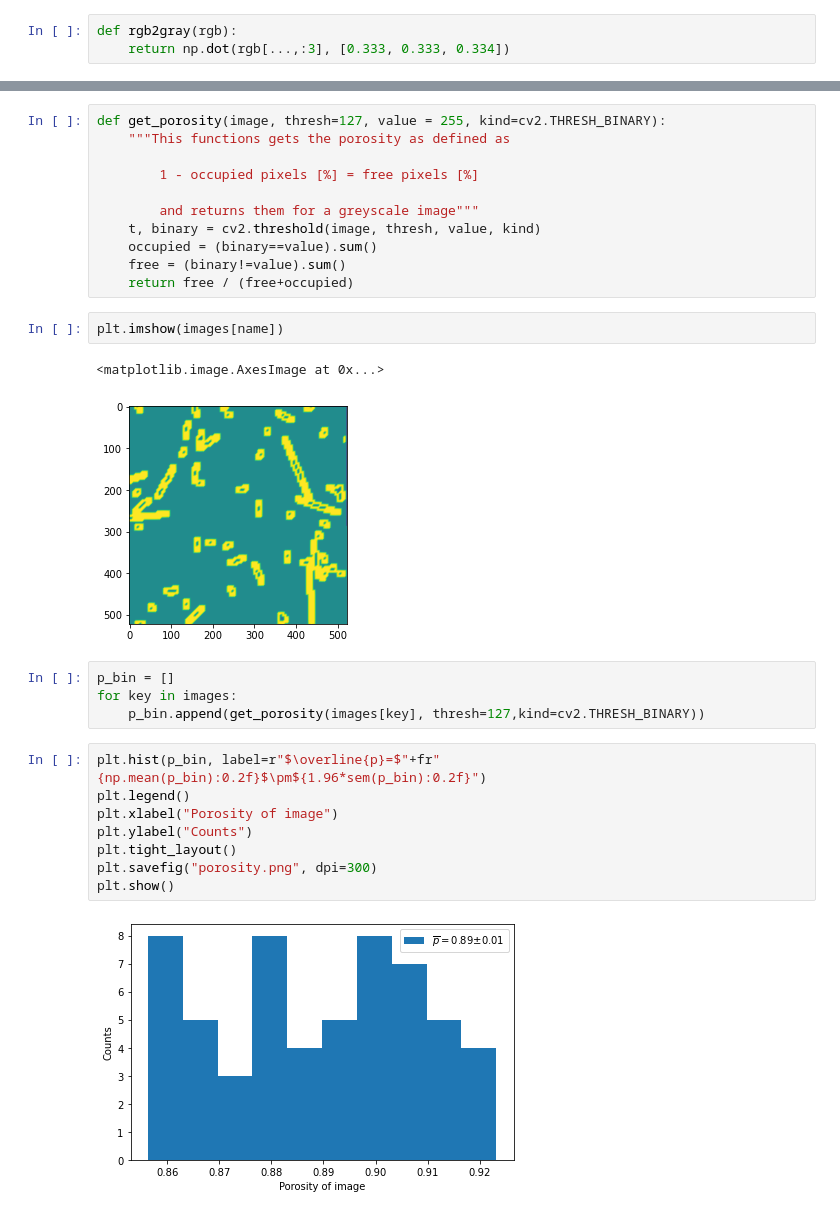
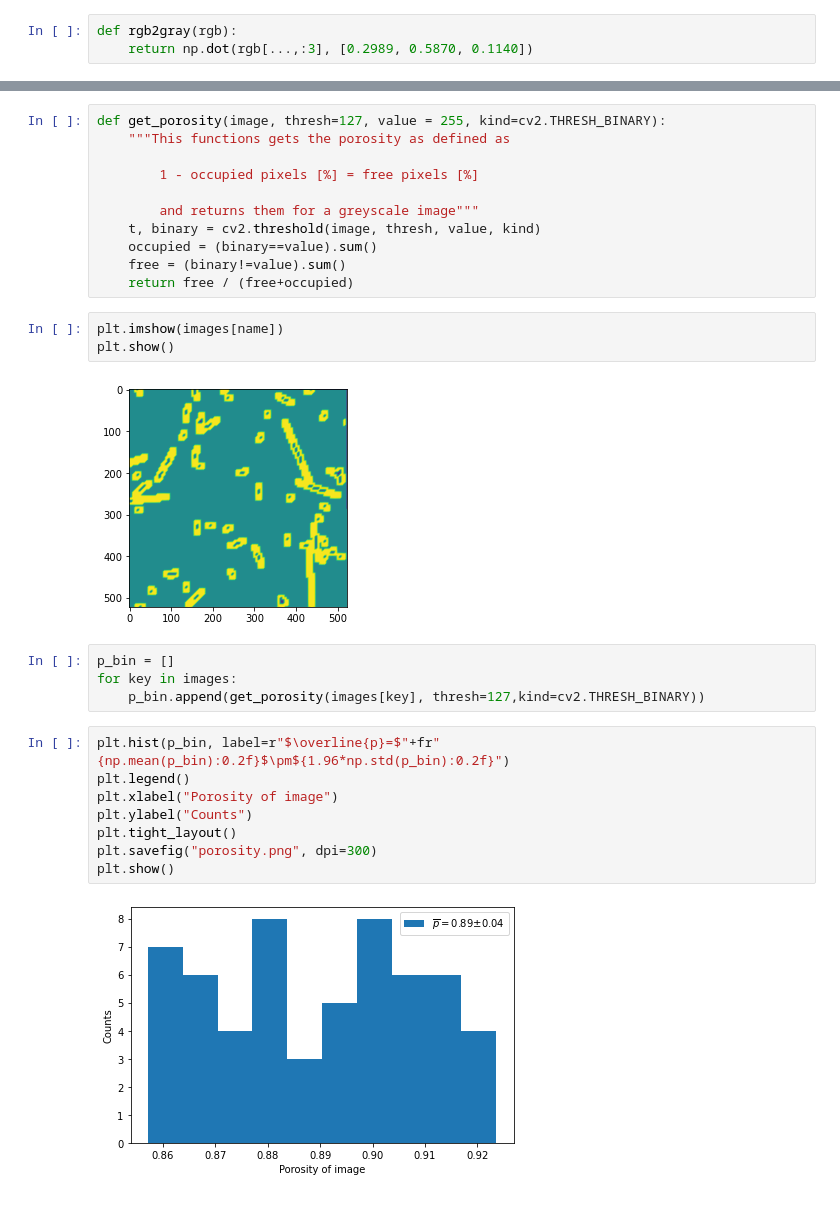
Before and after one commit to rusonariga/PorosityBinarized, a Jupyter notebook: SimulationPorosity.ipynb, the cells around one changed output, grey strips where cells are left out. Saved outputs shown, nothing was run; the diff lists cells and outputs as text.

```diff
--- a/SimulationPorosity.ipynb
+++ b/SimulationPorosity.ipynb
@@ -9,7 +9,7 @@ from sklearn.cluster import k_means
 from scipy.stats import sem
 # %%
 def rgb2gray(rgb):
-    return np.dot(rgb[...,:3], [0.333, 0.333, 0.334])
+    return np.dot(rgb[...,:3], [0.2989, 0.5870, 0.1140])
 # %%
 # We read images to a dictionary as grayscale
 # All files stores as png in the input folder
@@ -33,20 +33,20 @@ def get_porosity(image, thresh=127, value = 255, kind=cv2.THRESH_BINARY):
     return free / (free+occupied)
 # %%
 plt.imshow(images[name])
+plt.show()
 # %% [output]
-<matplotlib.image.AxesImage at 0x...>
 [figure]
 # %%
 p_bin = []
 for key in images:
     p_bin.append(get_porosity(images[key], thresh=127,kind=cv2.THRESH_BINARY))
 # %%
-plt.hist(p_bin, label=r"$\overline{p}=$"+fr"{np.mean(p_bin):0.2f}$\pm${1.96*sem(p_bin):0.2f}")
+plt.hist(p_bin, label=r"$\overline{p}=$"+fr"{np.mean(p_bin):0.2f}$\pm${1.96*np.std(p_bin):0.2f}")
 plt.legend()
 plt.xlabel("Porosity of image")
 plt.ylabel("Counts")
 plt.tight_layout()
 plt.savefig("porosity.png", dpi=300)
 plt.show()
 # %% [output]
-[figure, old version]
+[figure, new version]
```
Also changed, not shown: parts of 2 cells of this notebook, 2 other files.
